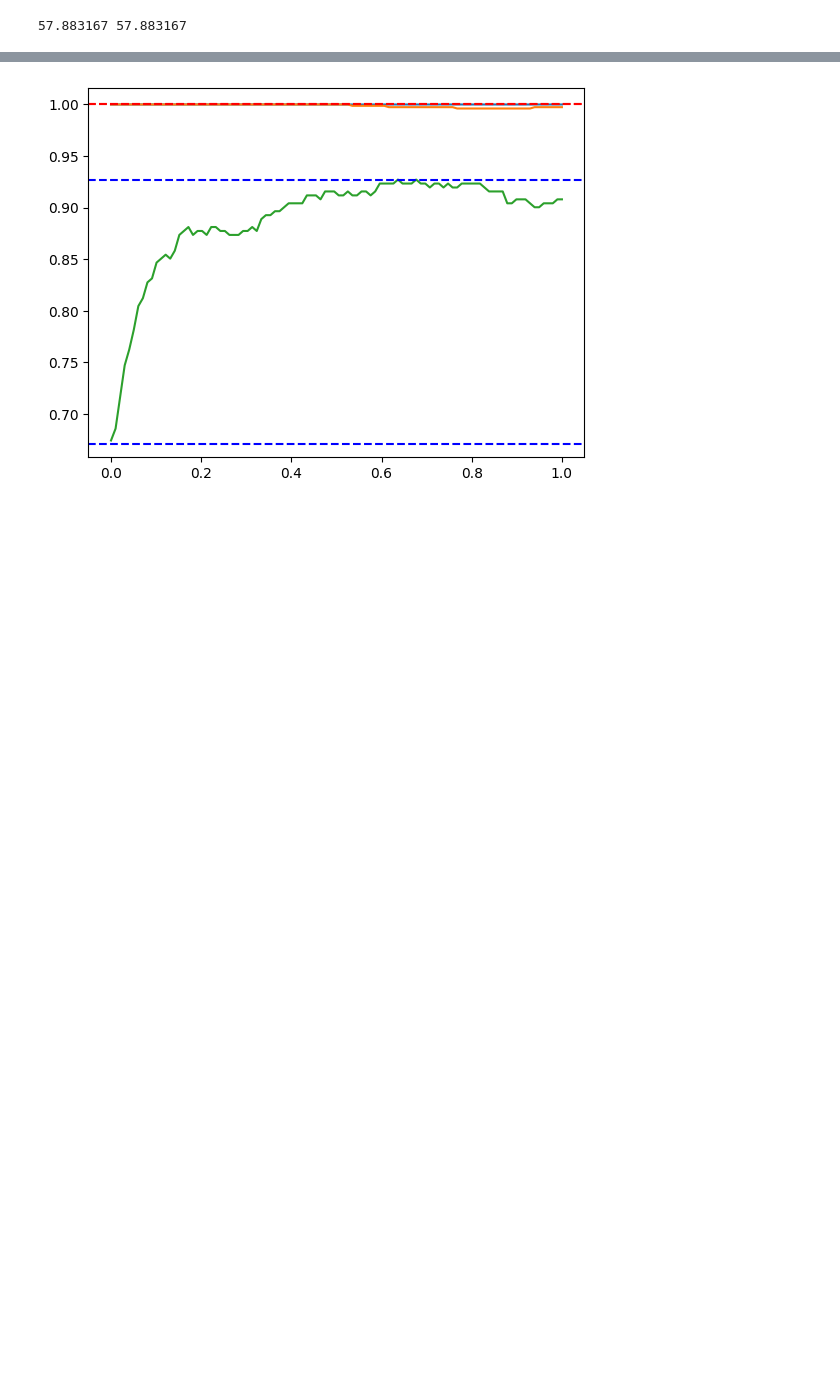
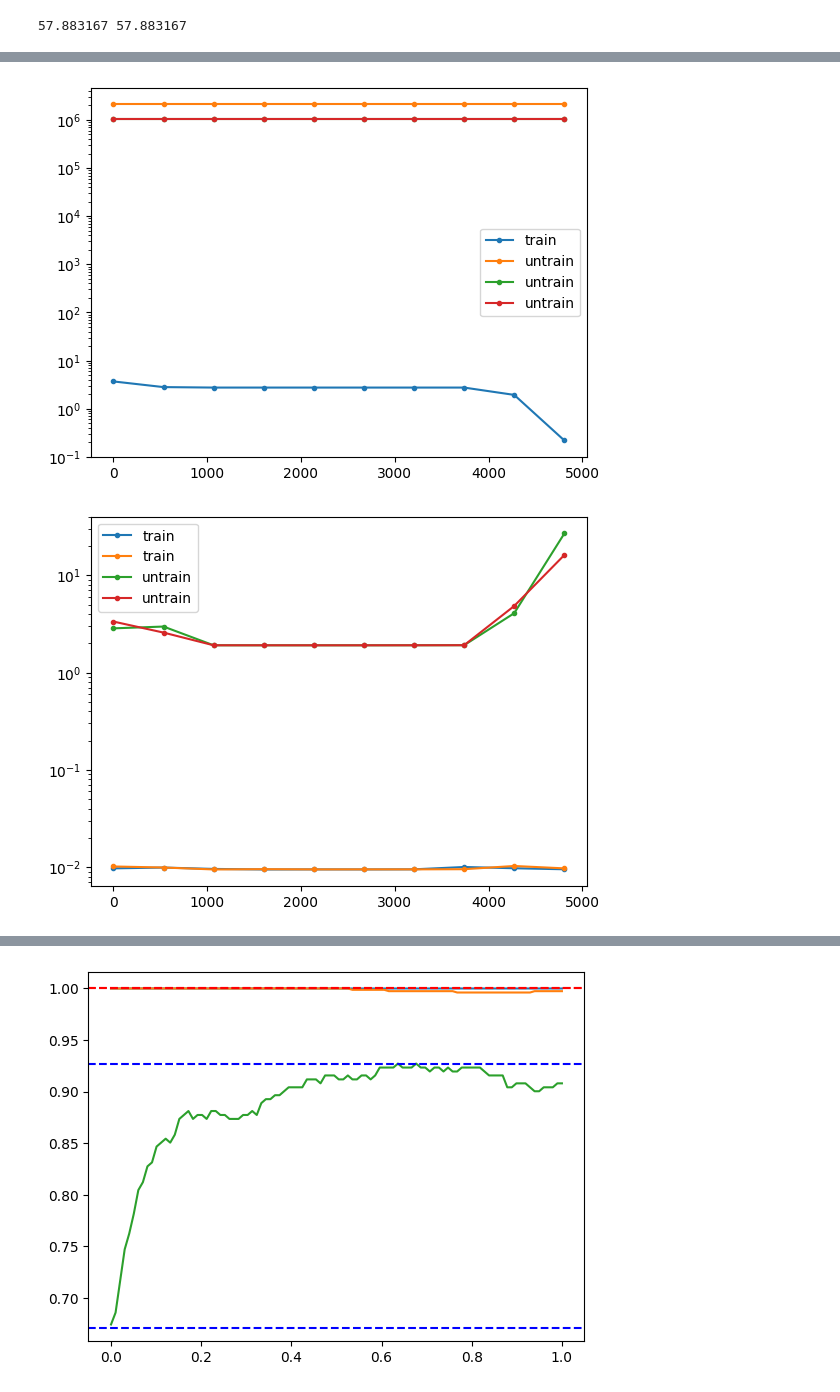
Before and after one commit to EleutherAI/basin-volume, a Jupyter notebook: mp_typical.ipynb, the cells around one changed output, grey strips where cells are left out. Cells and saved outputs as stored; diff of their text form; code cells hidden in the pictures; blank space fills up the shorter version.

```diff
--- a/mp_typical.ipynb
+++ b/mp_typical.ipynb
@@ -161,0 +156,3 @@ params_randinit = Params(params_randinit_rav, params_spher.unravel)
+# %%
+
+J = jac_fn(params_spher.raveled)
@@ -161,0 +172,2 @@ params_randinit = Params(params_randinit_rav, params_spher.unravel)
+# %%
+u, s, vt = jnp.linalg.svd(J_unorth)
@@ -161,0 +341,19 @@ params_randinit = Params(params_randinit_rav, params_spher.unravel)
+# %%
+plt.plot(indices, train_diameters, '.-', label='train')
+plt.plot(indices, untrain_diameters, '.-', label='untrain')
+plt.plot(indices, jnp.array(untrain_radii)[:, 0], '.-', label='untrain')
+plt.plot(indices, jnp.array(untrain_neg_radii)[:, 0], '.-', label='untrain')
+plt.yscale('log')
+plt.legend()
+plt.show()
+
+plt.plot(indices, jnp.abs(train_deltas[0]), '.-', label='train')
+plt.plot(indices, jnp.abs(train_deltas[1]), '.-', label='train')
+plt.plot(indices, jnp.abs(untrain_deltas[0]), '.-', label='untrain')
+plt.plot(indices, jnp.abs(untrain_deltas[1]), '.-', label='untrain')
+plt.yscale('log')
+plt.legend()
+plt.show()
+# %% [output]
+[figure, added]
+[figure, added]
```
Also changed, not shown: parts of 28 cells of this notebook, 1 other file.
